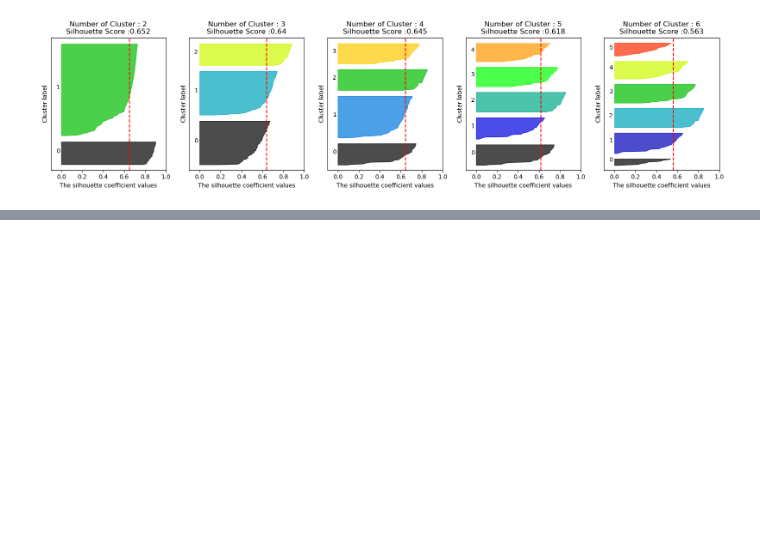
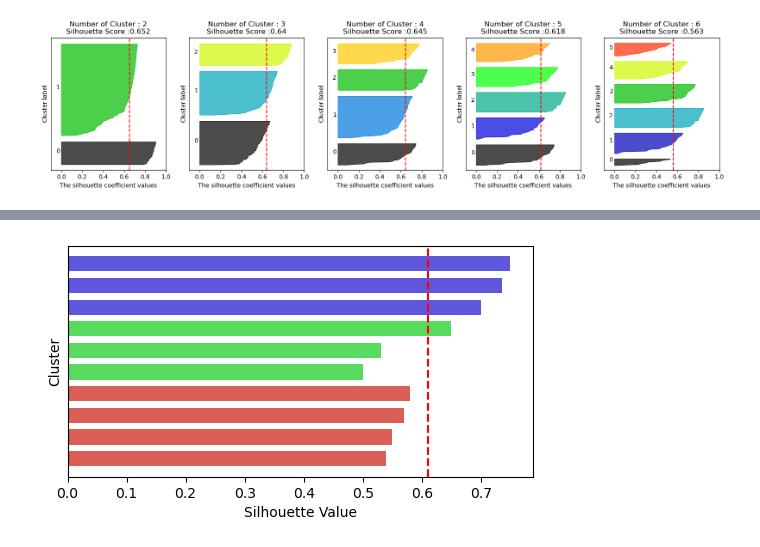
Before and after one commit to bjpark-forest/2023-1-Intro_ML, a Jupyter notebook: KMeans/군집(Clustering) - KMeans_silhouette.ipynb, the cells around one changed output, grey strips where cells are left out. Saved outputs shown, nothing was run; the diff lists cells and outputs as text; code cells hidden in the pictures; blank space fills up the shorter version.

```diff
--- a/KMeans/군집(Clustering) - KMeans_silhouette.ipynb
+++ b/KMeans/군집(Clustering) - KMeans_silhouette.ipynb
@@ -489,0 +517,4 @@ show_silhouette([2, 3,4, 5, 6], X)
+# %%
+df = pd.DataFrame(data={"coef":[0.54, 0.58, 0.57, 0.55, 0.5, 0.53, 0.65, 0.7,0.735,0.75],
+                        "label": list("AAAABBBCCC")})
+df
@@ -489,0 +533,32 @@ show_silhouette([2, 3,4, 5, 6], X)
+# %%
+import seaborn as sns
+
+## 각 클러스터별로 Silhouette(실루엣) 값을 정렬
+uniq_labels = ["A", "B", "C"]
+labels = df.label
+sorted_cluster_svl = []
+rearr_labels = []
+for ul in uniq_labels:
+    labels_idx = np.where(labels==ul)[0]
+    target_svl = df.coef[labels_idx]
+    sorted_cluster_svl += sorted(target_svl)
+    rearr_labels += [ul]*len(target_svl)
+    #print(f"rearr_labels: {rearr_labels}")
+
+# 군집별 색상 분리
+colors = sns.color_palette('hls', len(uniq_labels))
+color_labels = [colors[ord(i)-65] for i in rearr_labels]
+
+# 수평 막대그래프 그리기
+fig = plt.figure(figsize=(6, 3))
+fig.set_facecolor('white')
+plt.barh(range(len(sorted_cluster_svl)), sorted_cluster_svl, color=color_labels, height=0.7)
+
+plt.ylabel('Cluster')
+plt.xlabel('Silhouette Value')
+plt.tick_params(axis='y', left=False)
+plt.yticks([])
+plt.axvline(x=np.mean(sorted_cluster_svl), color='r', linestyle='--')
+plt.show()
+# %% [output]
+[figure, added]
```
Also changed, not shown: parts of 5 cells of this notebook.
